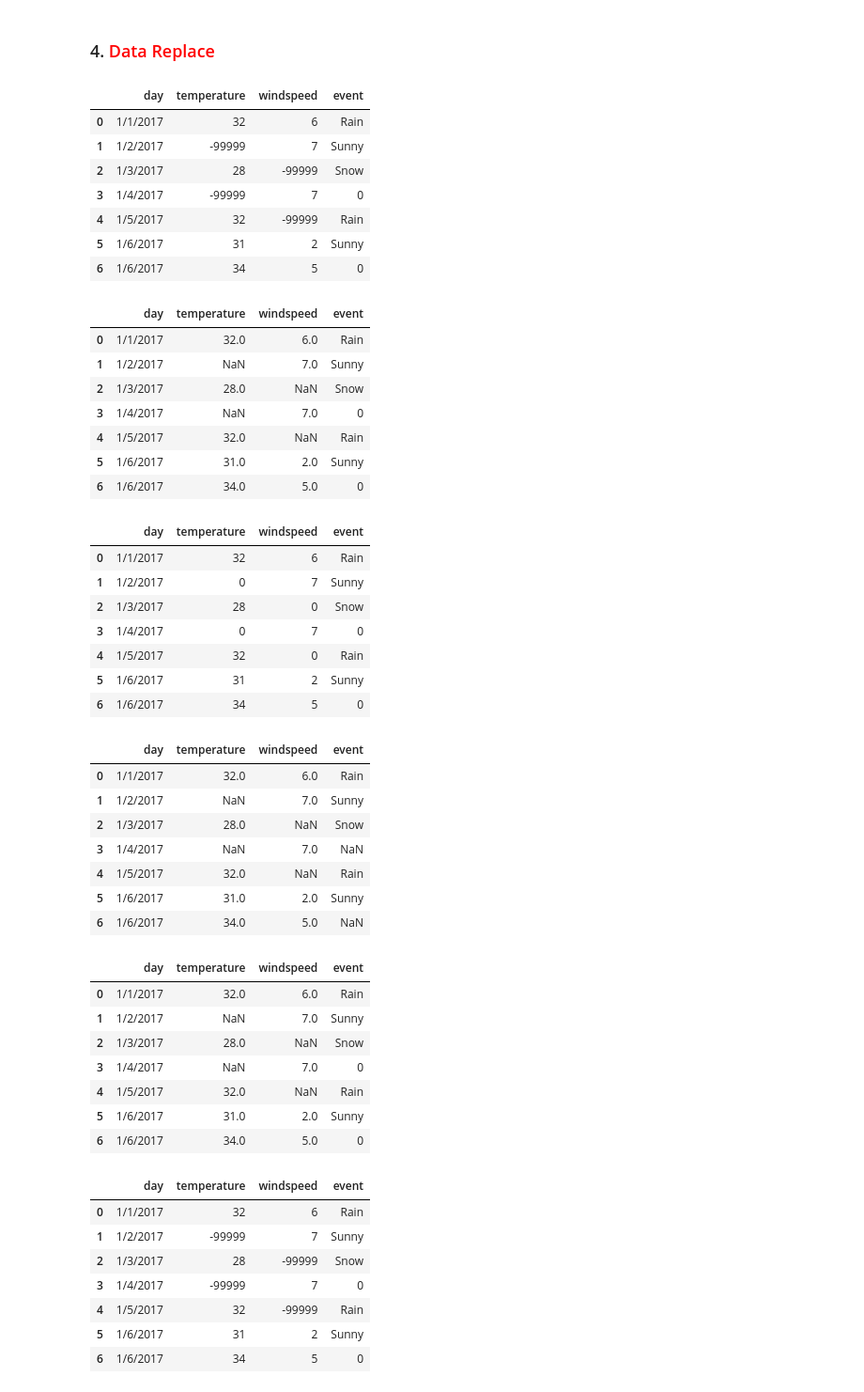
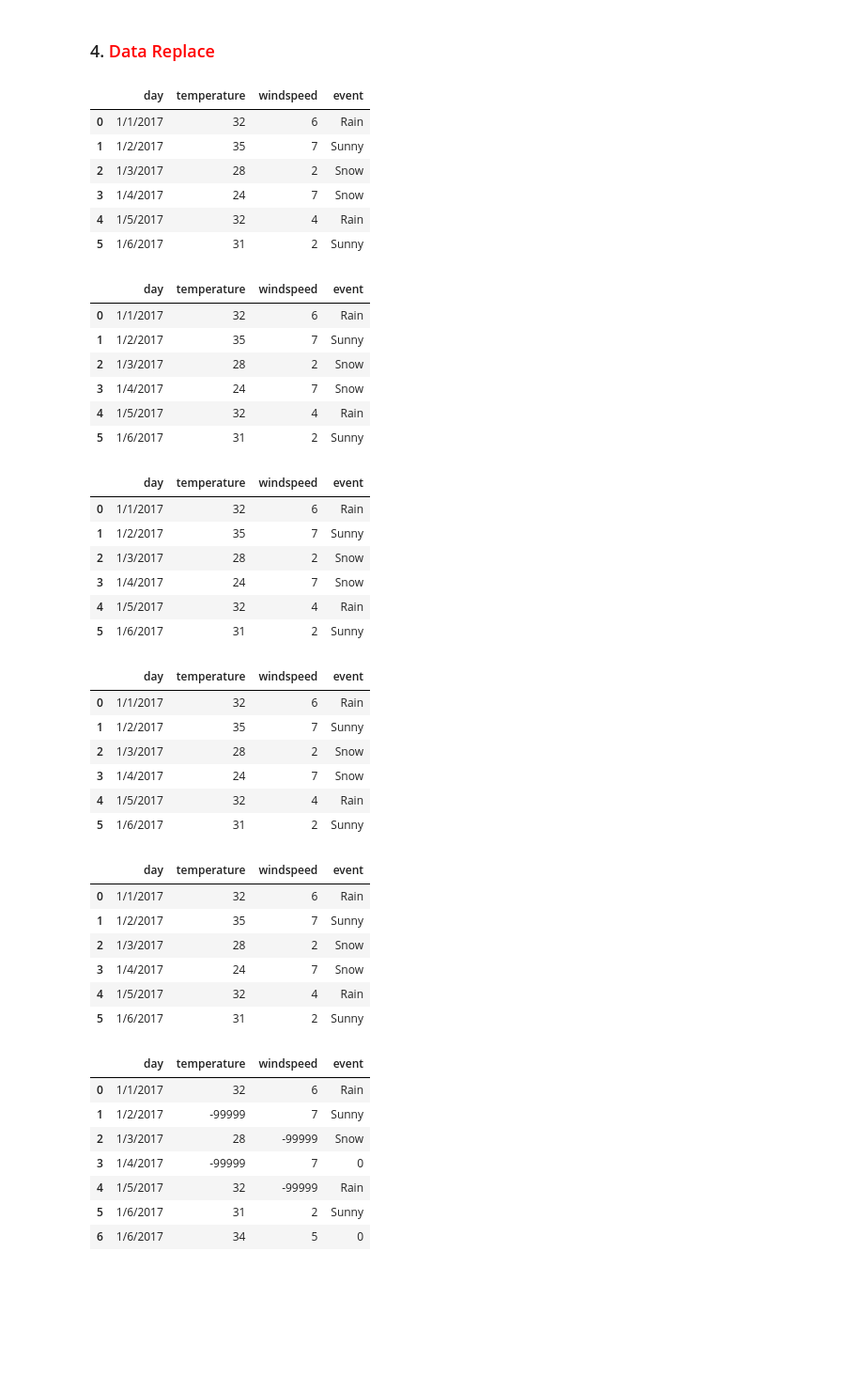
Before and after one commit to adiag321/Machine-Learning-Algorithms, a Jupyter notebook: 3 - Data Manipulation using Pandas/4. Handling missing Data.ipynb, the cells around one changed output. Shown: that part at 94% size. Saved outputs shown, nothing was run; the diff lists cells and outputs as text; code cells hidden in the pictures; blank space fills up the shorter version.

```diff
--- a/3 - Data Manipulation using Pandas/4. Handling missing Data.ipynb
+++ b/3 - Data Manipulation using Pandas/4. Handling missing Data.ipynb
@@ -180,41 +181,39 @@ df.reindex(idx)                 #reindexing
 ### 4. <font color='red'>Data Replace</font>
 # %%
 import numpy as np
-df = pd.read_csv("weather_data2.csv")
+path = '/Users/adityaagarwal/Library/CloudStorage/OneDrive-NortheasternUniversity/Jupyter Notebook/Machine Learning Algorithms/Datasets/weather_data.csv'
+df = pd.read_csv(path)
 df
 # %% [output]
 |  | day | temperature | windspeed | event |
 | 0 | 1/1/2017 | 32 | 6 | Rain |
-| 1 | 1/2/2017 | -99999 | 7 | Sunny |
-| 2 | 1/3/2017 | 28 | -99999 | Snow |
-| 3 | 1/4/2017 | -99999 | 7 | 0 |
-| 4 | 1/5/2017 | 32 | -99999 | Rain |
+| 1 | 1/2/2017 | 35 | 7 | Sunny |
+| 2 | 1/3/2017 | 28 | 2 | Snow |
+| 3 | 1/4/2017 | 24 | 7 | Snow |
+| 4 | 1/5/2017 | 32 | 4 | Rain |
 | 5 | 1/6/2017 | 31 | 2 | Sunny |
-| 6 | 1/6/2017 | 34 | 5 | 0 |
 # %%
 new_df = df.replace(-99999, value=np.NaN)  #replacing -99999 with NaN values
 new_df                                     #np.NaN
 # %% [output]
 |  | day | temperature | windspeed | event |
-| 0 | 1/1/2017 | 32.0 | 6.0 | Rain |
-| 1 | 1/2/2017 | NaN | 7.0 | Sunny |
-| 2 | 1/3/2017 | 28.0 | NaN | Snow |
-| 3 | 1/4/2017 | NaN | 7.0 | 0 |
-| 4 | 1/5/2017 | 32.0 | NaN | Rain |
-| 5 | 1/6/2017 | 31.0 | 2.0 | Sunny |
-| 6 | 1/6/2017 | 34.0 | 5.0 | 0 |
+| 0 | 1/1/2017 | 32 | 6 | Rain |
+| 1 | 1/2/2017 | 35 | 7 | Sunny |
+| 2 | 1/3/2017 | 28 | 2 | Snow |
+| 3 | 1/4/2017 | 24 | 7 | Snow |
+| 4 | 1/5/2017 | 32 | 4 | Rain |
+| 5 | 1/6/2017 | 31 | 2 | Sunny |
 # %%
 new_df = df.replace(to_replace=[-99999,-88888], value=0) #using to_replace passing list for replacing
 new_df
 # %% [output]
 |  | day | temperature | windspeed | event |
 | 0 | 1/1/2017 | 32 | 6 | Rain |
-| 1 | 1/2/2017 | 0 | 7 | Sunny |
-| 2 | 1/3/2017 | 28 | 0 | Snow |
-| 3 | 1/4/2017 | 0 | 7 | 0 |
-| 4 | 1/5/2017 | 32 | 0 | Rain |
+| 1 | 1/2/2017 | 35 | 7 | Sunny |
+| 2 | 1/3/2017 | 28 | 2 | Snow |
+| 3 | 1/4/2017 | 24 | 7 | Snow |
+| 4 | 1/5/2017 | 32 | 4 | Rain |
 | 5 | 1/6/2017 | 31 | 2 | Sunny |
-| 6 | 1/6/2017 | 34 | 5 | 0 |
 # %%
 new_df = df.replace({                      #passing dictionary  # replacing specific column values
         'temperature': -99999,
@@ -225,13 +224,12 @@ new_df = df.replace({                      #passing dictionary  # replacing spec
 new_df
 # %% [output]
 |  | day | temperature | windspeed | event |
-| 0 | 1/1/2017 | 32.0 | 6.0 | Rain |
-| 1 | 1/2/2017 | NaN | 7.0 | Sunny |
-| 2 | 1/3/2017 | 28.0 | NaN | Snow |
-| 3 | 1/4/2017 | NaN | 7.0 | NaN |
-| 4 | 1/5/2017 | 32.0 | NaN | Rain |
-| 5 | 1/6/2017 | 31.0 | 2.0 | Sunny |
-| 6 | 1/6/2017 | 34.0 | 5.0 | NaN |
+| 0 | 1/1/2017 | 32 | 6 | Rain |
+| 1 | 1/2/2017 | 35 | 7 | Sunny |
+| 2 | 1/3/2017 | 28 | 2 | Snow |
+| 3 | 1/4/2017 | 24 | 7 | Snow |
+| 4 | 1/5/2017 | 32 | 4 | Rain |
+| 5 | 1/6/2017 | 31 | 2 | Sunny |
 # %%
 new_df = df.replace({                     # Replacing by mapping
         -99999: np.nan,                   # change to specific values for specific values
@@ -240,13 +238,12 @@ new_df = df.replace({                     # Replacing by mapping
 new_df
 # %% [output]
 |  | day | temperature | windspeed | event |
-| 0 | 1/1/2017 | 32.0 | 6.0 | Rain |
-| 1 | 1/2/2017 | NaN | 7.0 | Sunny |
-| 2 | 1/3/2017 | 28.0 | NaN | Snow |
-| 3 | 1/4/2017 | NaN | 7.0 | 0 |
-| 4 | 1/5/2017 | 32.0 | NaN | Rain |
-| 5 | 1/6/2017 | 31.0 | 2.0 | Sunny |
-| 6 | 1/6/2017 | 34.0 | 5.0 | 0 |
+| 0 | 1/1/2017 | 32 | 6 | Rain |
+| 1 | 1/2/2017 | 35 | 7 | Sunny |
+| 2 | 1/3/2017 | 28 | 2 | Snow |
+| 3 | 1/4/2017 | 24 | 7 | Snow |
+| 4 | 1/5/2017 | 32 | 4 | Rain |
+| 5 | 1/6/2017 | 31 | 2 | Sunny |
 # %%
 # when windspeed is 6 mph, 7 mph etc. & temperature is 32 F, 28 F etc.
 new_df = df.replace({'temperature': '[A-Za-z]', 'windspeed': '[a-z]'},'', regex=True) # Using regular expression
```
Also changed, not shown: parts of 1 cell of this notebook, 19 other files.
